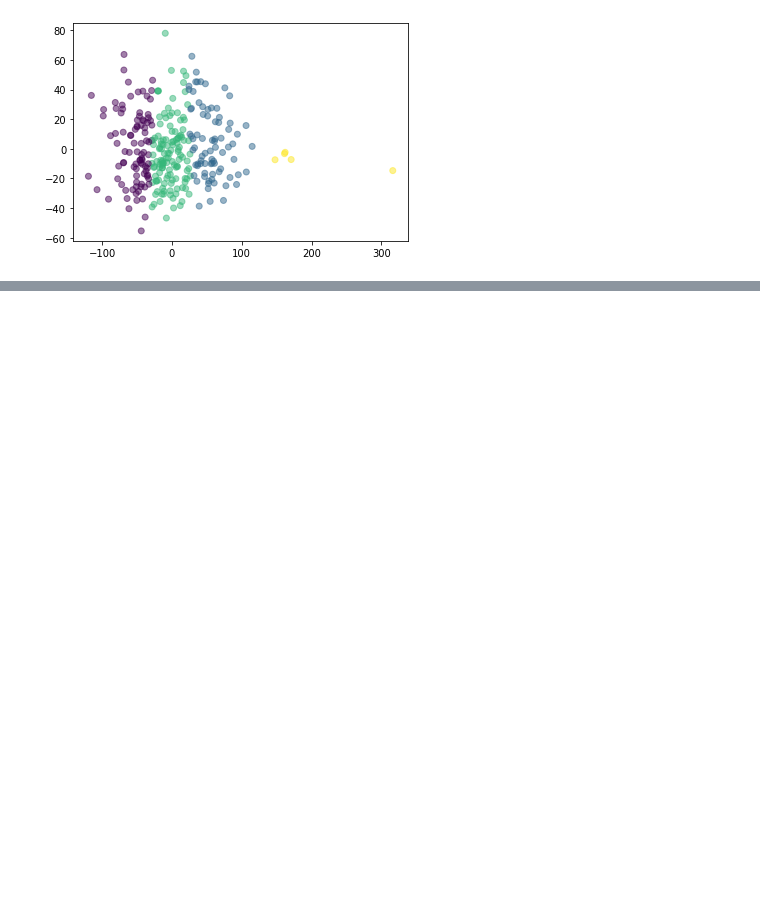
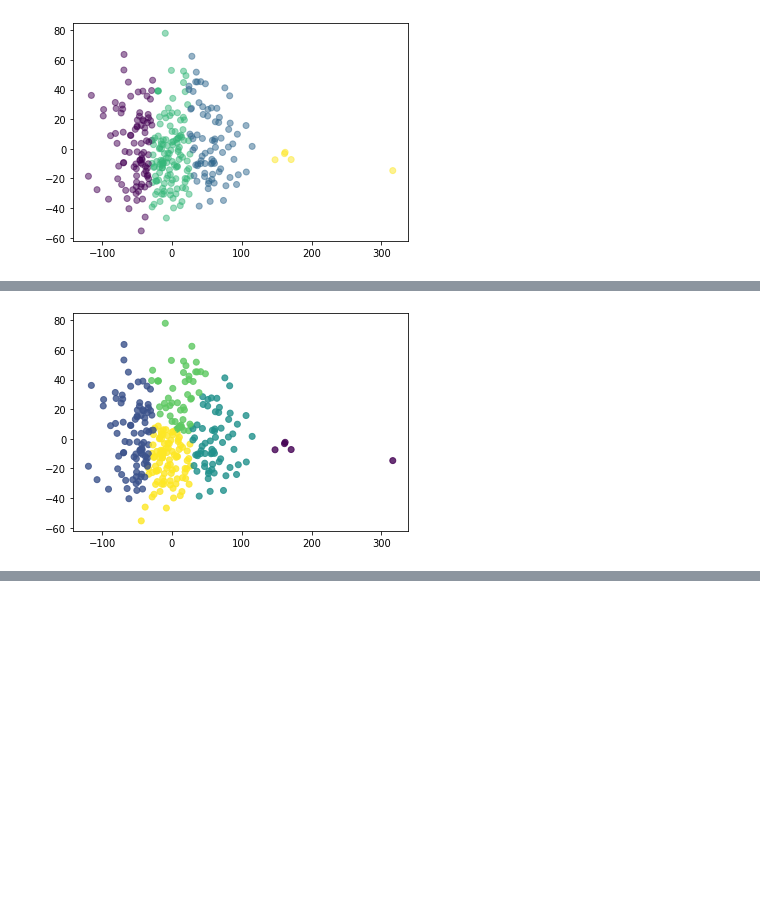
Before and after one commit to mrkjhsn/Thinkful-Exercises, a Jupyter notebook: k_means_clustering.ipynb, the cells around one changed output, grey strips where cells are left out. Saved outputs shown, nothing was run; the diff lists cells and outputs as text; code cells hidden in the pictures; blank space fills up the shorter version.

```diff
--- a/k_means_clustering.ipynb
+++ b/k_means_clustering.ipynb
@@ -134,3 +163,10 @@ plt.scatter(pca[:,0], pca[:,1], c=y_pred, alpha=.5)
 plt.show()
 # %% [output]
 [figure]
+# %%
+# Defining the k-means
+kmeans_cluster = KMeans(n_clusters=5, random_state=123)
+
+# Fit model
+%timeit kmeans_cluster.fit(X)
+y_pred = kmeans_cluster.predict(X)
@@ -136,0 +177,5 @@ plt.show()
+# %%
+plt.scatter(pca[:,0], pca[:,1], c=y_pred, alpha=.8)
+plt.show()
+# %% [output]
+[figure, added]
```
Also changed, not shown: parts of 25 cells of this notebook.
